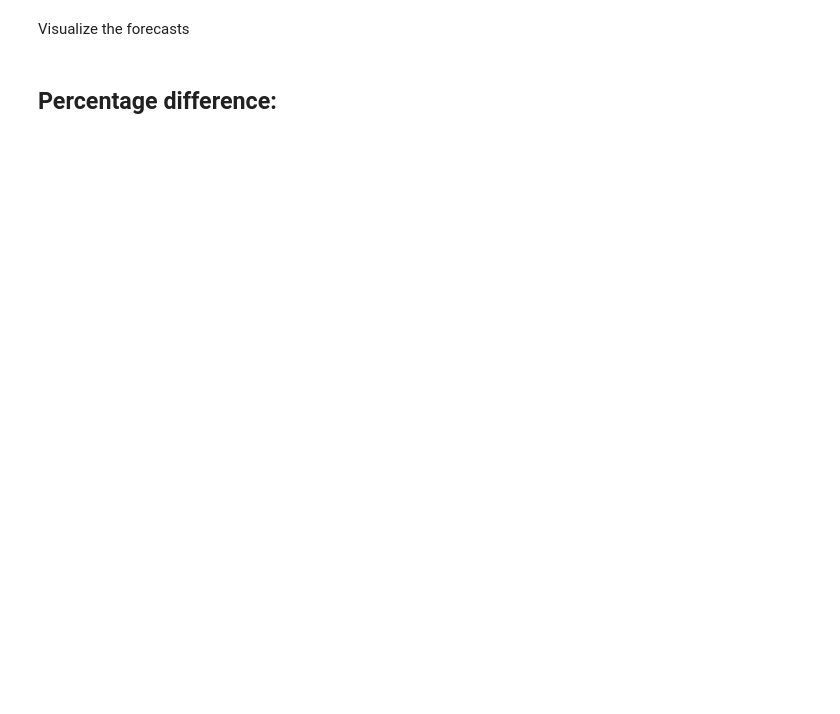
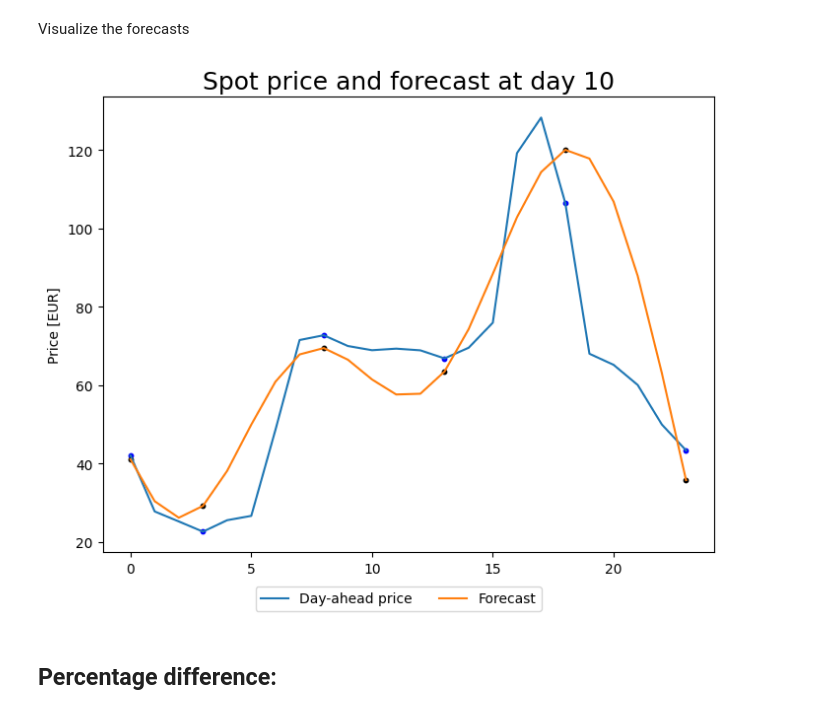
Before and after one commit to junesooshin/lightenup, a Jupyter notebook: Model and Result Examination/Forecast Analysis.ipynb, the cells around one changed output. Drawn from its saved outputs; the diff is of its cells as text; code cells hidden in the pictures; blank space fills up the shorter version.

Commit message:
Forecast construction (still working on it)

```diff
--- a/Model and Result Examination/Forecast Analysis.ipynb
+++ b/Model and Result Examination/Forecast Analysis.ipynb
@@ -98,10 +137,10 @@ print(noise)
 # %%
-def Forecast_of_spot(Spot_data):
+def Forecast_of_spot(Spot_data, x_train_lst = [0,3,8,13,18,23], std_factor_increase = 0.1,deg = 6):
 
     '''
-
     Spot_data (dataframe). NEED TO BE DIVISIBLE OF 24
-
+    x_train (list) [0,3,8,13,18,23]
+    std_factor_increase (float) factor to multiply on the total standard deviation of the data
     '''
 
     # Load the data
@@ -111,20 +150,17 @@ def Forecast_of_spot(Spot_data):
     std_spot_all_days  = np.std(spot_reshape  ,axis = 1)
 
     # Set the training data settings
-    x_train = np.array([0,3,8,13,18,23]) # Data which is traded upon
+    x_train = np.array(x_train_lst) # Data which is traded upon
     X_train = x_train[:, np.newaxis] # necessary for the scikit method to work
 
     # Construct the noise
-    std_train_D_2 = std_spot_all_days[x_train]*0.2
-    std_train_D_1 = std_spot_all_days[x_train]*0.1
-    noise_D_2 = np.random.normal(0, std_train_D_2, std_train_D_2.shape)
-    noise_D_1 = np.random.normal(0, std_train_D_1, std_train_D_1.shape)
+    std_train = std_spot_all_days[x_train]*0.2
+    noise = np.random.normal(0, std_train, std_train.shape)
 
     # Set up the calculated parts
     True_Spot= spot_reshape
     Forecast_no_noise = np.zeros((24,90))
-    Forecast_D_2 = np.zeros((24,90))
-    Forecast_D_1 = np.zeros((24,90))
+    Forecast = np.zeros((24,90))
 
 
 
@@ -132,23 +168,18 @@ def Forecast_of_spot(Spot_data):
     x_day = np.arange(24) # For plotting purposes
     X_day = x_day[:, np.newaxis]
 
-    model = make_pipeline(SplineTransformer(n_knots=6, degree=3), Ridge(alpha=1e-3))
+    model = make_pipeline(SplineTransformer(n_knots=len(x_train_lst), degree=deg), Ridge(alpha=1e-3))
 
     days = len(True_Spot[0,:])
     for d in range(0,days):
 
-        # Forecast with noise, at D-2. Two days prior
-        y_train_D_2 = True_Spot[x_train,d] + noise_D_2
-        model.fit(X_train, y_train_D_2)
+        # Forecast with noise Two days prior
+        y_train = True_Spot[x_train,d] + noise
+        model.fit(X_train, y_train)
         y_day = model.predict(X_day)
-        Forecast_D_2[:,d] = np.reshape(y_day, (24,) ) # Save the forecast
+        Forecast[:,d] = np.reshape(y_day, (24,) ) # Save the forecast
 
-        # Forecast with noise, at D-1. One days prior
-        y_train_D_1 = True_Spot[x_train,d] + noise_D_1
-        model.fit(X_train, y_train_D_1)
-        y_day = model.predict(X_day)
-        Forecast_D_1[:,d] = np.reshape(y_day, (24,) ) # Save the forecast
-
+        # Forecast wit
         # Forecast without noise
         model.fit(X_train, spot_reshape[x_train,d])
         y_day = model.predict(X_day)
@@ -156,40 +187,41 @@ def Forecast_of_spot(Spot_data):
 
 
 
-    return Forecast_D_2, Forecast_D_1, Forecast_no_noise, True_Spot
+    return Forecast, Forecast_no_noise, True_Spot
 # %%
-Forecast_D_2, Forecast_D_1, Forecast_no_noise, True_Spot = Forecast_of_spot(data["Spot"].loc[(24*365):])
+Forecast, Forecast_no_noise, True_Spot = Forecast_of_spot(data["Spot"].loc[(24*365):])
 # %% [markdown]
 Visualize the forecasts
 # %%
 
 # Set the font size of the plot
 plt.rcParams.update({'font.size': 10})
 
 # Set the figure size and dpi
 fig = plt.figure(figsize=(8, 6), dpi=100)
 
 # Plot the data
 d = 10
 plt.plot(True_Spot[:,d],  label="Day-ahead price")
-plt.plot(Forecast_D_2[:,d],  label="Forecast 2 days prior")
-plt.plot(Forecast_D_1[:,d],  label="Forecast 1 day prior")
-plt.scatter(x_train, Forecast_D_2[x_train,d], c='black', s=10)
-plt.scatter(x_train, Forecast_D_1[x_train,d], c='black', s=10)
+plt.scatter(x_train,True_Spot[x_train,d],  c='blue', s=10)
+plt.plot(Forecast[:,d],  label="Forecast")
+plt.scatter(x_train, Forecast[x_train,d], c='black', s=10)
 
 # Add a legend outside of the plots
 fig.legend(loc='lower center', bbox_to_anchor=(0.5, -0.001), ncol=3)
 
 plt.ylabel("Price [EUR]")
 
 # Set the plot title
 title = "Spot price and forecast at day {}".format(d)
 plt.title(title, fontsize=18)
 
 # Show the plot
 
 plt.savefig('Spot_Forecast.png')
 plt.show()
+# %% [output]
+[figure, added]
 # %% [markdown]
 ## Percentage difference:
 # %%
```
Also changed, not shown: parts of 23 cells of this notebook.
